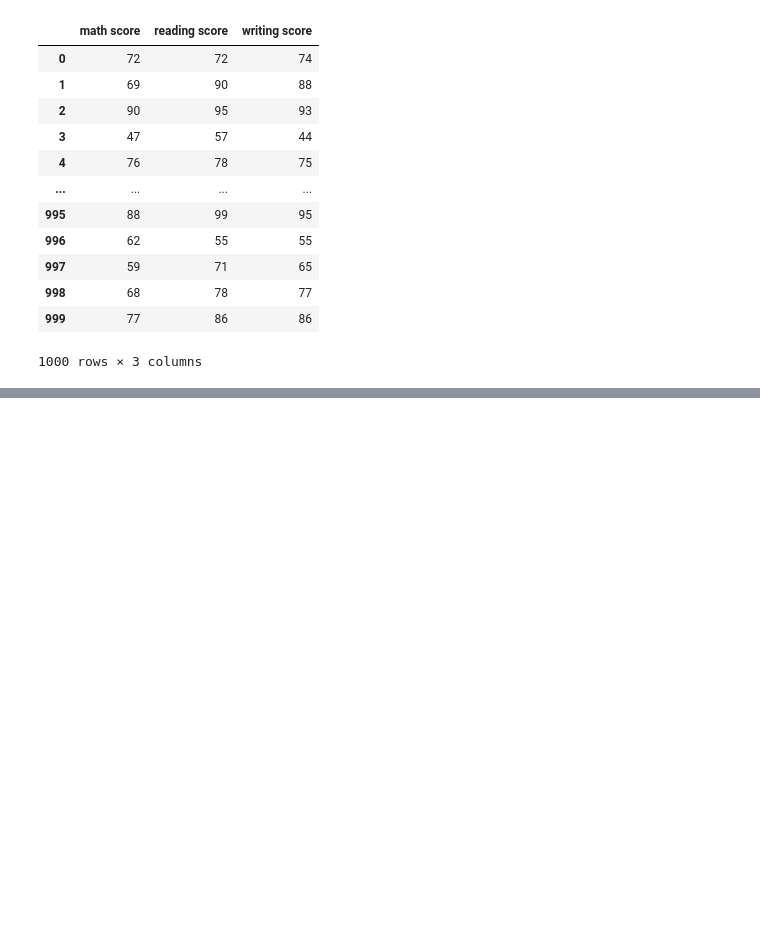
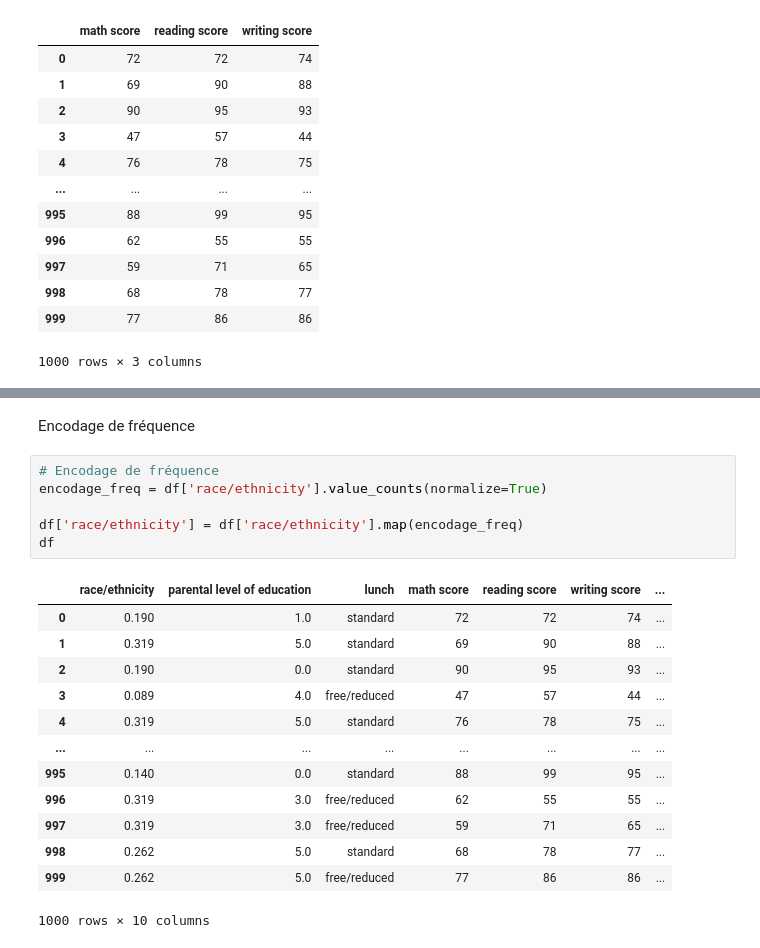
Before and after one commit to 2675781-creator/UA3ProjetPerformanceAcademiqueEtudiants, a Jupyter notebook: projet_UA3.ipynb, the cells around one changed output, grey strips where cells are left out. Cells and saved outputs as stored; diff of their text form; blank space fills up the shorter version.

```diff
--- a/projet_UA3.ipynb
+++ b/projet_UA3.ipynb
@@ -123,0 +151,22 @@ categoriel_col = pd.get_dummies(categoriel_col, columns=['gender', 'race/ethnici
+# %% [markdown]
+Encodage de fréquence
+# %%
+# Encodage de fréquence
+encodage_freq = df['race/ethnicity'].value_counts(normalize=True)
+
+df['race/ethnicity'] = df['race/ethnicity'].map(encodage_freq)
+df
+# %% [output]
+|  | race/ethnicity | parental level of education | lunch | math score | reading score | writing score | ... |
+| 0 | 0.190 | 1.0 | standard | 72 | 72 | 74 | ... |
+| 1 | 0.319 | 5.0 | standard | 69 | 90 | 88 | ... |
+| 2 | 0.190 | 0.0 | standard | 90 | 95 | 93 | ... |
+| 3 | 0.089 | 4.0 | free/reduced | 47 | 57 | 44 | ... |
+| 4 | 0.319 | 5.0 | standard | 76 | 78 | 75 | ... |
+| ... | ... | ... | ... | ... | ... | ... | ... |
+| 995 | 0.140 | 0.0 | standard | 88 | 99 | 95 | ... |
+| 996 | 0.319 | 3.0 | free/reduced | 62 | 55 | 55 | ... |
+| 997 | 0.319 | 3.0 | free/reduced | 59 | 71 | 65 | ... |
+| 998 | 0.262 | 5.0 | standard | 68 | 78 | 77 | ... |
+| 999 | 0.262 | 5.0 | free/reduced | 77 | 86 | 86 | ... |
+1000 rows × 10 columns
```
Also changed, not shown: parts of 11 cells of this notebook, 1 other file.
